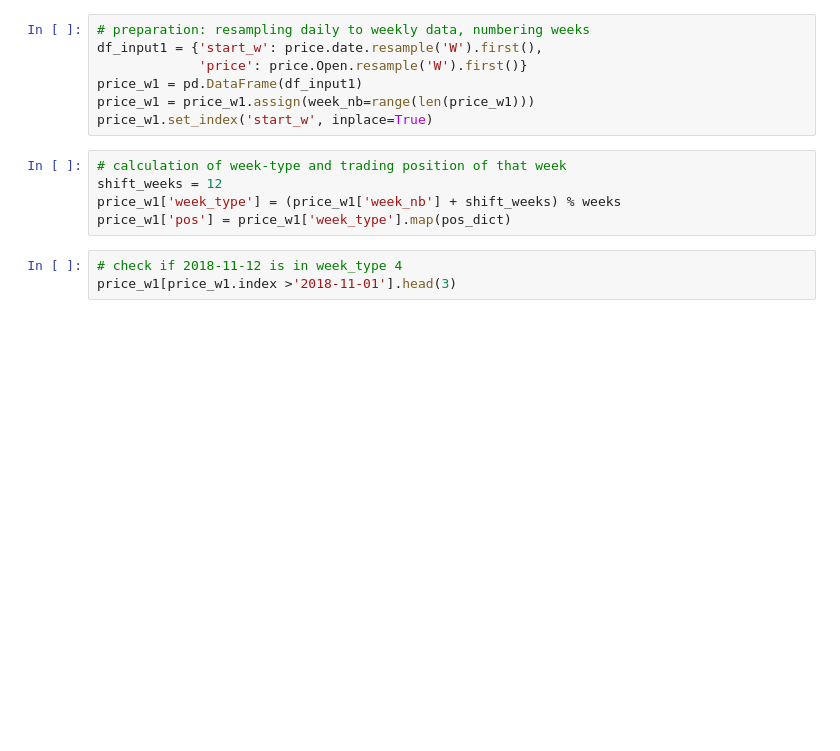
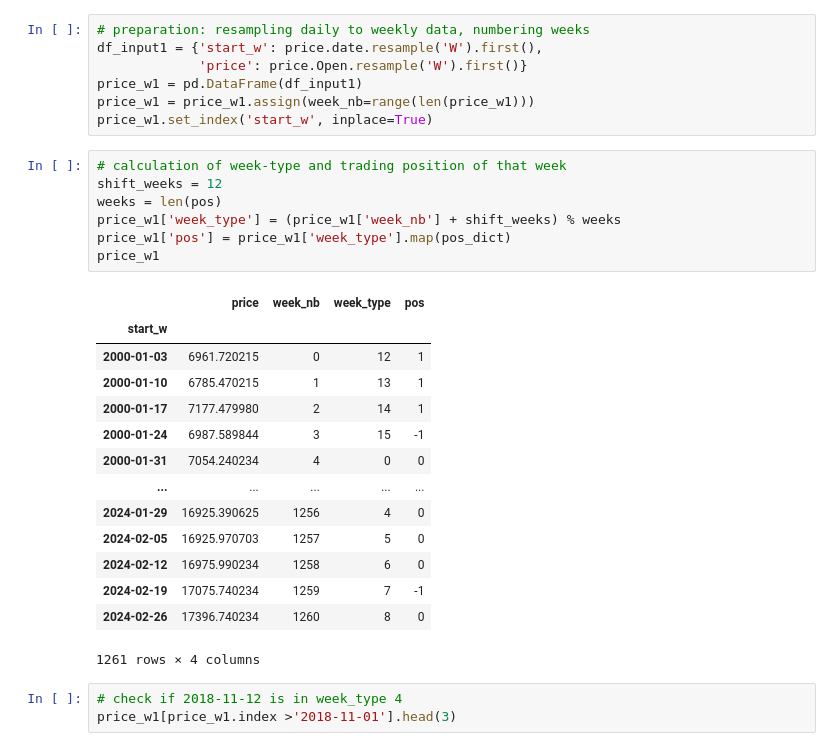
Before and after one commit to tluxxx/weekly-pattern-in-stock-markets, a Jupyter notebook: weekly_patterns_(part_1_16_week_cycle_with_pattern_according_to_Gebert).ipynb, the cells around one changed output. Saved outputs shown, nothing was run; the diff lists cells and outputs as text; blank space fills up the shorter version.

```diff
--- a/weekly_patterns_(part_1_16_week_cycle_with_pattern_according_to_Gebert).ipynb
+++ b/weekly_patterns_(part_1_16_week_cycle_with_pattern_according_to_Gebert).ipynb
@@ -125,8 +154,25 @@ price_w1.set_index('start_w', inplace=True)
 # %%
 # calculation of week-type and trading position of that week
 shift_weeks = 12
+weeks = len(pos)
 price_w1['week_type'] = (price_w1['week_nb'] + shift_weeks) % weeks
 price_w1['pos'] = price_w1['week_type'].map(pos_dict)
+price_w1
+# %% [output]
+|  | price | week_nb | week_type | pos |
+| start_w |  |  |  |  |
+| 2000-01-03 | 6961.720215 | 0 | 12 | 1 |
+| 2000-01-10 | 6785.470215 | 1 | 13 | 1 |
+| 2000-01-17 | 7177.479980 | 2 | 14 | 1 |
+| 2000-01-24 | 6987.589844 | 3 | 15 | -1 |
+| 2000-01-31 | 7054.240234 | 4 | 0 | 0 |
+| ... | ... | ... | ... | ... |
+| 2024-01-29 | 16925.390625 | 1256 | 4 | 0 |
+| 2024-02-05 | 16925.970703 | 1257 | 5 | 0 |
+| 2024-02-12 | 16975.990234 | 1258 | 6 | 0 |
+| 2024-02-19 | 17075.740234 | 1259 | 7 | -1 |
+| 2024-02-26 | 17396.740234 | 1260 | 8 | 0 |
+1261 rows × 4 columns
 # %%
 # check if 2018-11-12 is in week_type 4
 price_w1[price_w1.index >'2018-11-01'].head(3)
```
Also changed, not shown: parts of 10 cells of this notebook.
